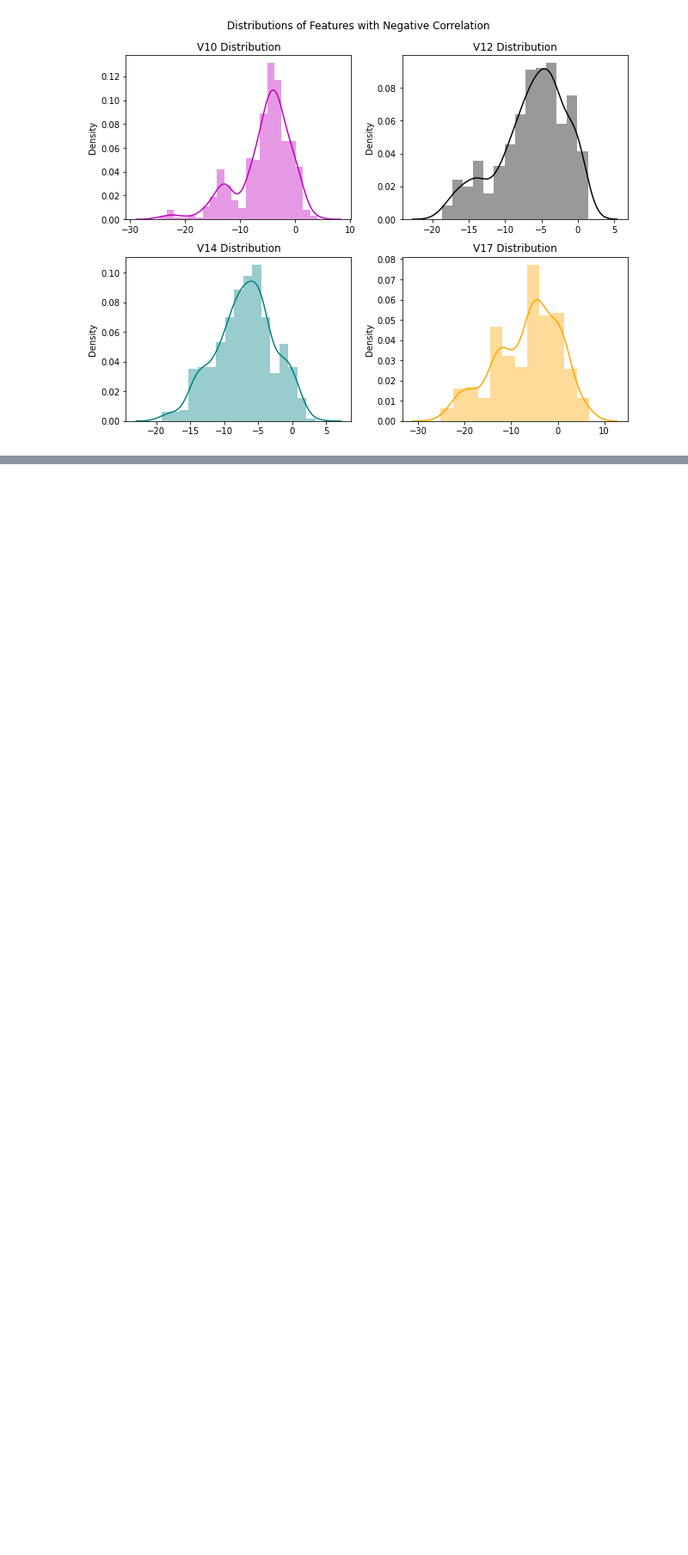
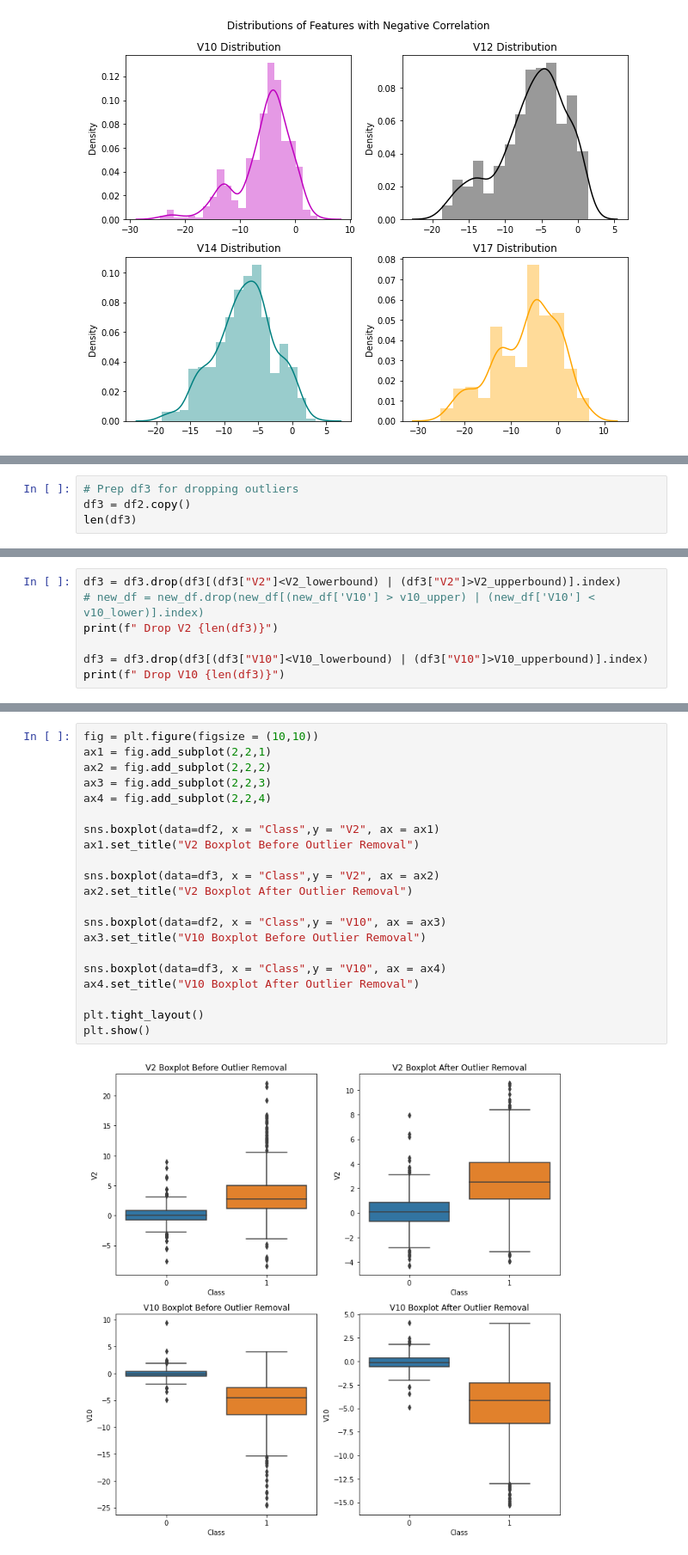
Before and after one commit to fookaixiong/Credit-Card-Fraud-Project, a Jupyter notebook: credit-card-fraud-detection.ipynb, the cells around one changed output, grey strips where cells are left out. Shown at 86% size. Drawn from its saved outputs; the diff is of its cells as text; blank space fills up the shorter version.

```diff
--- a/credit-card-fraud-detection.ipynb
+++ b/credit-card-fraud-detection.ipynb
@@ -356,0 +446,4 @@ plt.show()
+# %%
+# Prep df3 for dropping outliers
+df3 = df2.copy()
+len(df3)
@@ -356,0 +452,7 @@ plt.show()
+# %%
+df3 = df3.drop(df3[(df3["V2"]<V2_lowerbound) | (df3["V2"]>V2_upperbound)].index)
+# new_df = new_df.drop(new_df[(new_df['V10'] > v10_upper) | (new_df['V10'] < v10_lower)].index)
+print(f" Drop V2 {len(df3)}")
+
+df3 = df3.drop(df3[(df3["V10"]<V10_lowerbound) | (df3["V10"]>V10_upperbound)].index)
+print(f" Drop V10 {len(df3)}")
@@ -356,0 +465,23 @@ plt.show()
+# %%
+fig = plt.figure(figsize = (10,10))
+ax1 = fig.add_subplot(2,2,1)
+ax2 = fig.add_subplot(2,2,2)
+ax3 = fig.add_subplot(2,2,3)
+ax4 = fig.add_subplot(2,2,4)
+
+sns.boxplot(data=df2, x = "Class",y = "V2", ax = ax1)
+ax1.set_title("V2 Boxplot Before Outlier Removal")
+
+sns.boxplot(data=df3, x = "Class",y = "V2", ax = ax2)
+ax2.set_title("V2 Boxplot After Outlier Removal")
+
+sns.boxplot(data=df2, x = "Class",y = "V10", ax = ax3)
+ax3.set_title("V10 Boxplot Before Outlier Removal")
+
+sns.boxplot(data=df3, x = "Class",y = "V10", ax = ax4)
+ax4.set_title("V10 Boxplot After Outlier Removal")
+
+plt.tight_layout()
+plt.show()
+# %% [output]
+[figure, added]
```
Also changed, not shown: parts of 68 cells of this notebook.
